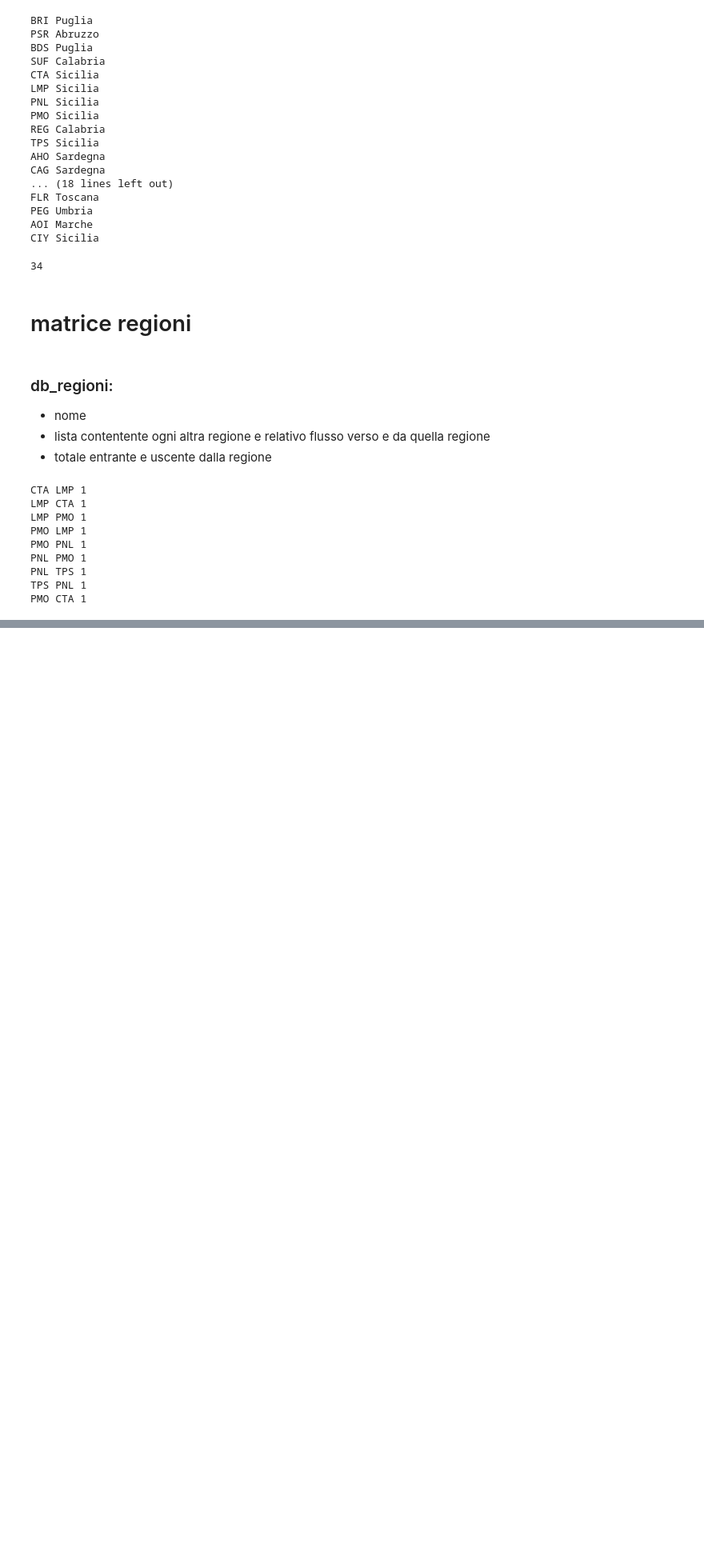
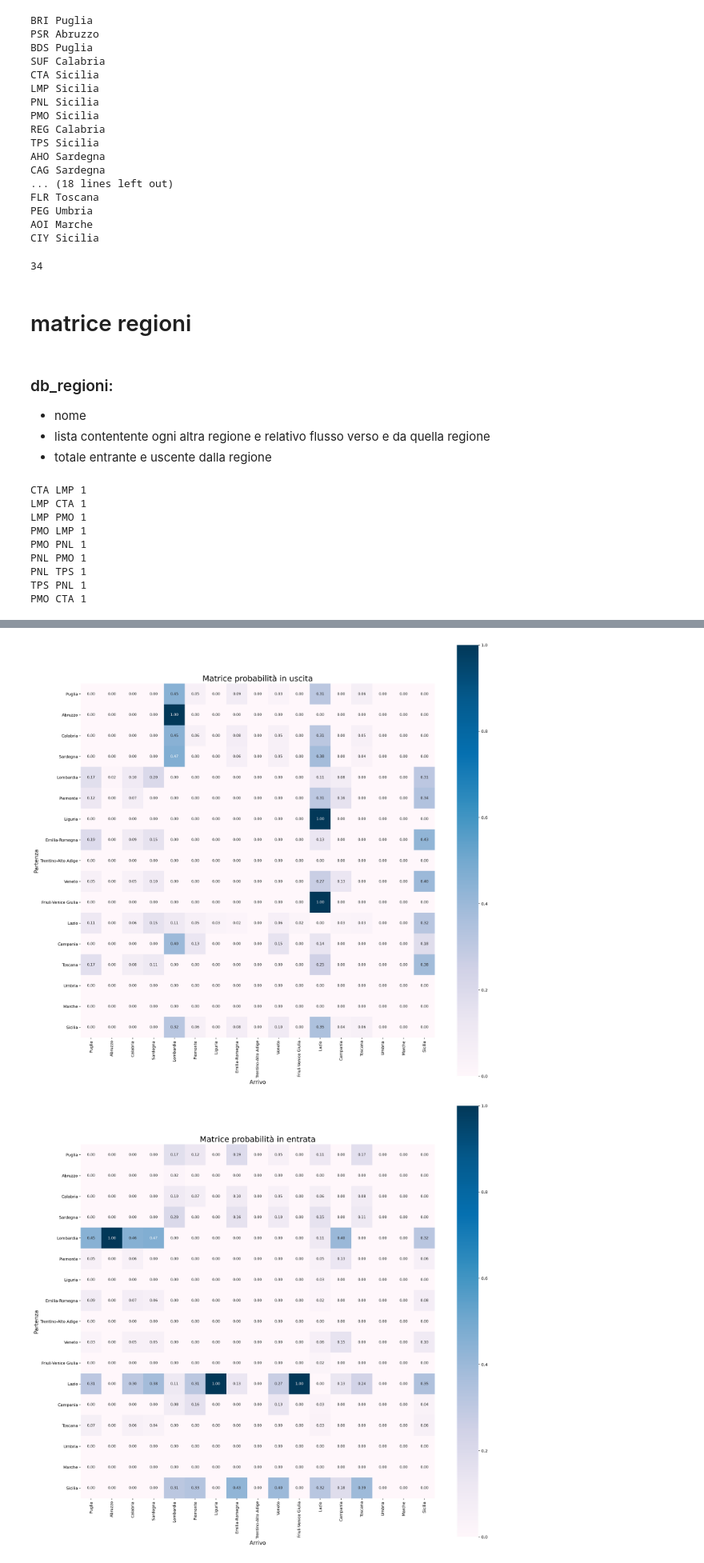
Before and after one commit to Pierohmd/CNNBigData, a Jupyter notebook: matrice_regioni.ipynb, the cells around one changed output, grey strips where cells are left out. Shown at 80% size. Saved outputs shown, nothing was run; the diff lists cells and outputs as text; code cells hidden in the pictures; blank space fills up the shorter version.

```diff
--- a/matrice_regioni.ipynb
+++ b/matrice_regioni.ipynb
@@ -293,0 +280,5 @@ Sicilia Sicilia 9.0
+# %%
+for i in range(17):
+    for j in range(17):
+        print(f'{int(matrice[i,j]):7}', end='  ')
+    print('\n')
@@ -293,0 +321,37 @@ Sicilia Sicilia 9.0
+# %%
+matrice_in = np.zeros((17,17))
+matrice_out = np.zeros((17,17))
+
+for i,riga in enumerate(matrice):
+    tot = np.sum(riga)
+    if tot > 0:
+        matrice_out[i,:] = riga/tot
+    else: matrice_out[i,:] = 0
+
+for j, colonna in enumerate(matrice.transpose()):
+    tot = np.sum(colonna)
+    if tot > 0:
+        matrice_in[:,j] = colonna/tot
+    else: matrice_in[:,j] = 0
+# %%
+import seaborn as sns
+plt.figure(figsize=(20,20), dpi=220)
+plt.title('Matrice probabilità in uscita', fontsize=20)
+hm = sns.heatmap(matrice_out,cbar=True,fmt='.2f',annot=True,square=True,annot_kws={'size': 9},
+                 cmap = sns.color_palette("PuBu", 500), xticklabels=regioni, yticklabels=regioni)
+plt.ylabel('Partenza',fontsize=14)
+plt.xlabel('Arrivo',fontsize=14)
+plt.savefig("img/matrice_prob_uscita.pdf", dpi=220, format='pdf')
+plt.show()
+
+plt.figure(figsize=(20,20), dpi=220)
+plt.title('Matrice probabilità in entrata', fontsize=20)
+hm = sns.heatmap(matrice_in,cbar=True,fmt='.2f',annot=True,square=True,annot_kws={'size': 9},
+                 cmap = sns.color_palette("PuBu", 500), xticklabels=regioni, yticklabels=regioni)
+plt.ylabel('Partenza',fontsize=14)
+plt.xlabel('Arrivo',fontsize=14)
+plt.savefig("img/matrice_prob_entrata.pdf", dpi=220, format='pdf')
+plt.show()
+# %% [output]
+[figure, added]
+[figure, added]
```
Also changed, not shown: parts of 5 cells of this notebook, 6 other files.
